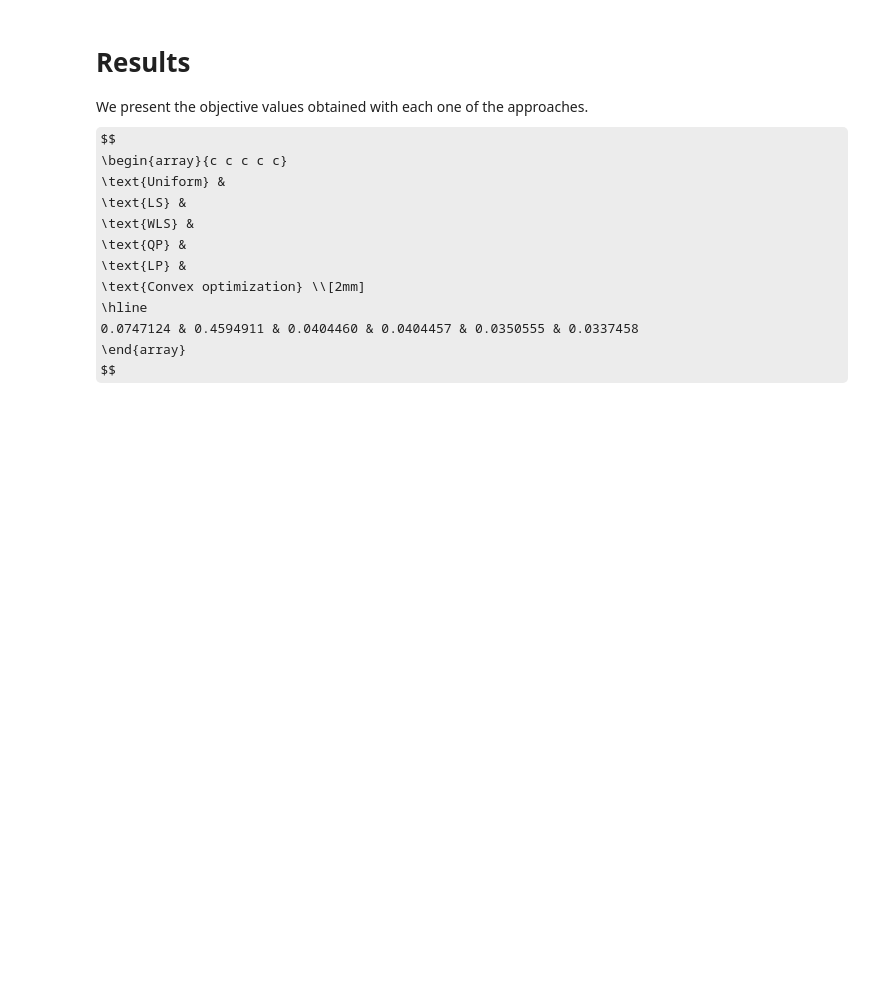
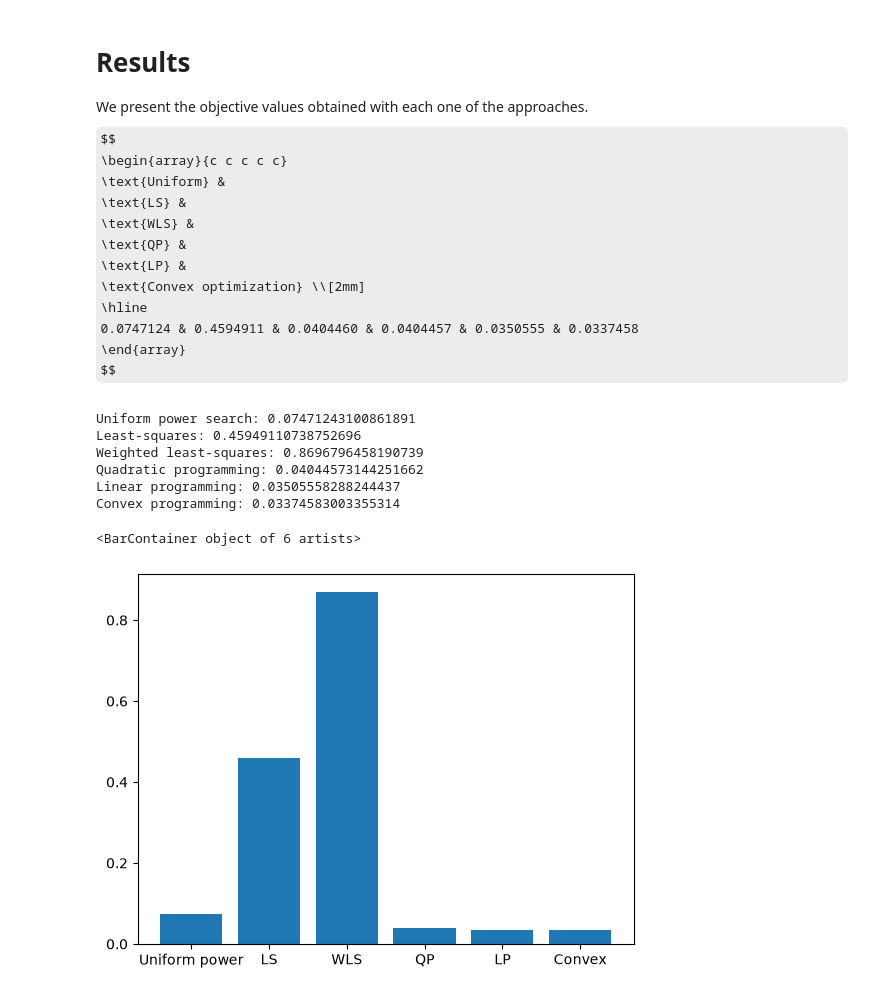
Before and after one commit to PedroVictorM/lamps, a Jupyter notebook: src/lamp/lamps.ipynb, the cells around one changed output. Drawn from its saved outputs; the diff is of its cells as text; code cells hidden in the pictures; some formulas as TeX source; blank space fills up the shorter version.

```diff
--- a/src/lamp/lamps.ipynb
+++ b/src/lamp/lamps.ipynb
@@ -412,10 +412,10 @@ def linear_programming(A, Ides, pmax):
 
     return status, p, obj_value, t
 
-status, p, obj_value, t = linear_programming(mt_coeff, desiredillum, maxPwr)
+status, p_lp, obj_value, t = linear_programming(mt_coeff, desiredillum, maxPwr)
 
 print("status: ", status)
-print("p = ", p)
+print("p = ", p_lp)
 print("t = ", t)
 print("obj. value = ", obj_value)
 # %% [output]
@@ -483,7 +483,7 @@ $$
 $$
 which is a linear constraint. Although, this constraint is combinatorial. Note that the matrix has dimension $C_{q}^m \times m$, the right hand side has dimension $C_{q}^m \times  1$.
 # %%
-def convex_optimization(A, Ides, pmax, klamps):
+def convex_optimization(A, Ides, pmax):
 
     # Get the number of patches and lamps
     numPatches, numLamps = A.shape
@@ -497,9 +497,6 @@ def convex_optimization(A, Ides, pmax, klamps):
     constraints += [-A @ p + cp.inv_pos(t) * Ides * np.ones(numPatches) <= 0]
     constraints += [p <= pmax]
     constraints += [p >= 0]
-
-    # If we add the constraint that no more than 1 <= klamps <= numLamps can achieve the pmax/2 upper bound
-    constraints += [cp.sum(p) <= klamps * pmax/2 + (numLamps-klamps)*pmax]
 
     # Objective function
     f = t
@@ -518,17 +515,10 @@ def convex_optimization(A, Ides, pmax, klamps):
 
     return status, np.array(p.value), obj_value, t.value
 
-klamps = 3
-status, p, obj_value, t = convex_optimization(mt_coeff, desiredillum, maxPwr,klamps)
-
-print(p <= maxPwr/2)
-
-if klamps <= np.count_nonzero(p <= maxPwr/2):
-    print(f"There are {np.count_nonzero(p <= maxPwr/2)} lamps where the power is lower than pmax = {maxPwr}")
-    print("We satisfy that at least klamps must have at most pmax/2 power units.")
+status, p_convex, obj_value, t = convex_optimization(mt_coeff, desiredillum, maxPwr)
 
 print("status: ", status)
-print("p = ", p)
+print("p = ", p_convex)
 print("t = ", t)
 print("obj. value = ", obj_value)
 # %% [output]
@@ -653,3 +749,29 @@ $$
 0.0747124 & 0.4594911 & 0.0404460 & 0.0404457 & 0.0350555 & 0.0337458
 \end{array}
 $$
+# %%
+print(f"Uniform power search: {objective_function(mt_coeff, power_uniform, desiredillum)}")
+print(f"Least-squares: {objective_function(mt_coeff, power_least_squares, desiredillum)}")
+print(f"Weighted least-squares: {objective_function(mt_coeff, p_wls, desiredillum)}")
+print(f"Quadratic programming: {objective_function(mt_coeff, power_least_squares_cvxpy, desiredillum)}")
+print(f"Linear programming: {objective_function(mt_coeff, p_lp, desiredillum)}")
+print(f"Convex programming: {objective_function(mt_coeff, p_convex, desiredillum)}")
+
+# Objective function values
+lst_obj_values = [objective_function(mt_coeff, power_uniform, desiredillum), objective_function(mt_coeff, power_least_squares, desiredillum),
+                objective_function(mt_coeff, p_wls, desiredillum), objective_function(mt_coeff, power_least_squares_cvxpy, desiredillum),
+                objective_function(mt_coeff, p_lp, desiredillum), objective_function(mt_coeff, p_convex, desiredillum)]
+# %% [output]
+Uniform power search: 0.07471243100861891
+Least-squares: 0.45949110738752696
+Weighted least-squares: 0.8696796458190739
+Quadratic programming: 0.04044573144251662
+Linear programming: 0.03505558288244437
+Convex programming: 0.03374583003355314
+# %%
+# Plot
+names = ['Uniform power', 'LS', 'WLS', 'QP', 'LP', 'Convex']
+plt.bar(names, lst_obj_values)
+# %% [output]
+<BarContainer object of 6 artists>
+[figure, added]
```
Also changed, not shown: parts of 5 cells of this notebook, 2 other files.
